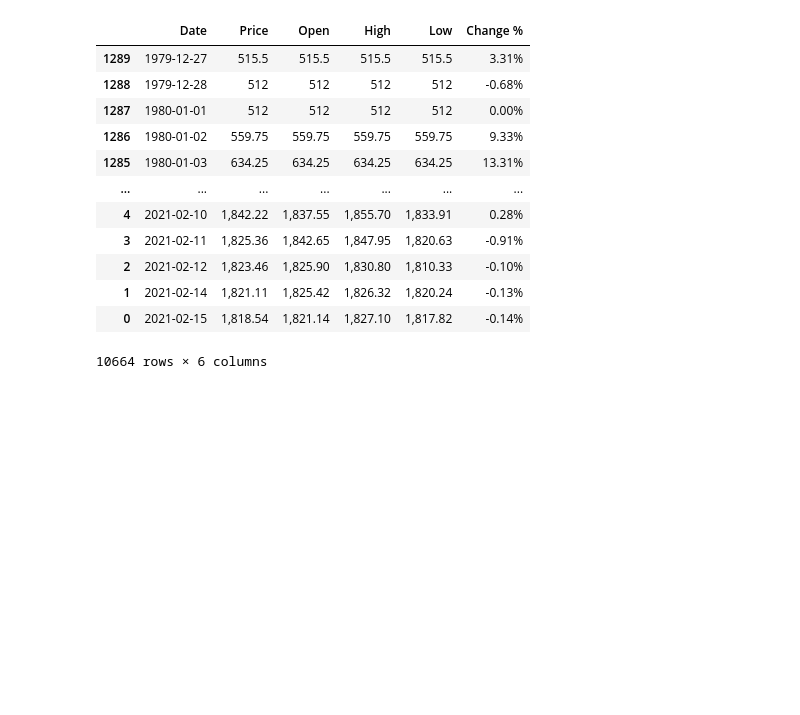
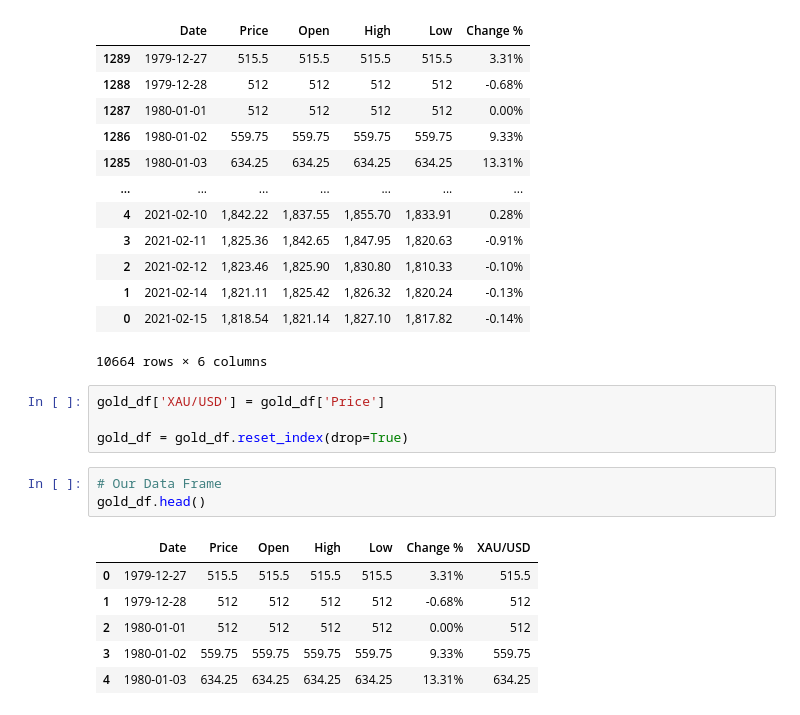
Before and after one commit to AR-Elbers/Market-Predictors, a Jupyter notebook: Financial Data.ipynb, the cells around one changed output. Cells and saved outputs as stored; diff of their text form; blank space fills up the shorter version.

```diff
--- a/Financial Data.ipynb
+++ b/Financial Data.ipynb
@@ -72,3 +72,17 @@ gold_df
 | 1 | 2021-02-14 | 1,821.11 | 1,825.42 | 1,826.32 | 1,820.24 | -0.13% |
 | 0 | 2021-02-15 | 1,818.54 | 1,821.14 | 1,827.10 | 1,817.82 | -0.14% |
 10664 rows × 6 columns
+# %%
+gold_df['XAU/USD'] = gold_df['Price']
+
+gold_df = gold_df.reset_index(drop=True)
+# %%
+# Our Data Frame
+gold_df.head()
+# %% [output]
+|  | Date | Price | Open | High | Low | Change % | XAU/USD |
+| 0 | 1979-12-27 | 515.5 | 515.5 | 515.5 | 515.5 | 3.31% | 515.5 |
+| 1 | 1979-12-28 | 512 | 512 | 512 | 512 | -0.68% | 512 |
+| 2 | 1980-01-01 | 512 | 512 | 512 | 512 | 0.00% | 512 |
+| 3 | 1980-01-02 | 559.75 | 559.75 | 559.75 | 559.75 | 9.33% | 559.75 |
+| 4 | 1980-01-03 | 634.25 | 634.25 | 634.25 | 634.25 | 13.31% | 634.25 |
```
Also changed, not shown: parts of 16 cells of this notebook, 5 other files.
